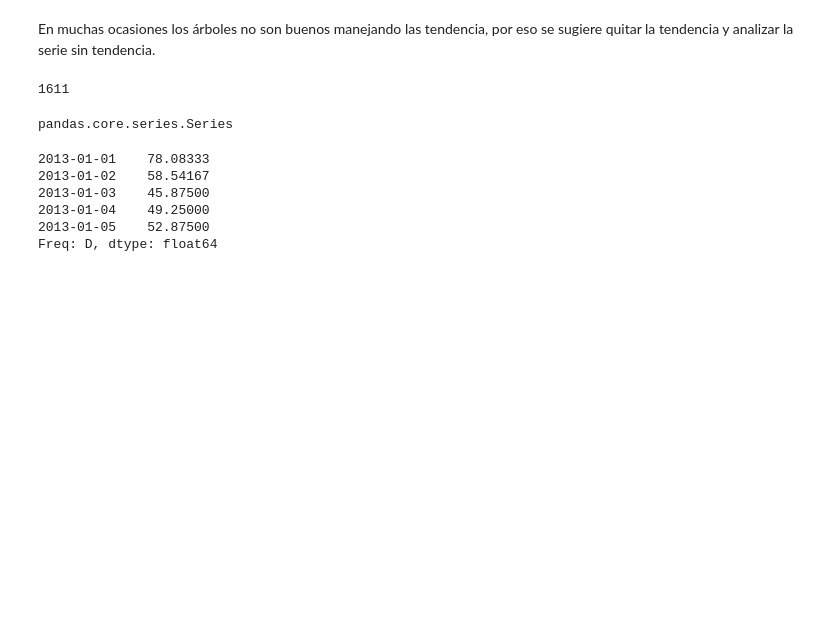
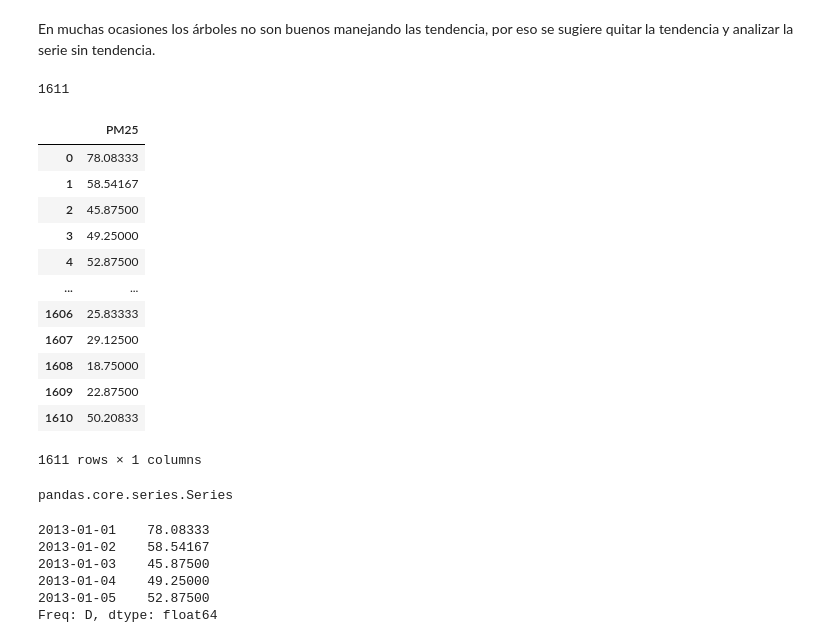
Before and after one commit to TheJarmanitor/TimeSeries, a Jupyter notebook: Python Jupyter/Árboles.ipynb, the cells around one changed output. Cells and saved outputs as stored; diff of their text form; code cells hidden in the pictures; blank space fills up the shorter version.

```diff
--- a/Python Jupyter/Árboles.ipynb
+++ b/Python Jupyter/Árboles.ipynb
@@ -14,6 +14,22 @@ Pm25_DF
 Pm25_DF.size
 # %% [output]
 1611
+# %%
+display(Pm25_DF)
+# %% [output]
+|  | PM25 |
+| 0 | 78.08333 |
+| 1 | 58.54167 |
+| 2 | 45.87500 |
+| 3 | 49.25000 |
+| 4 | 52.87500 |
+| ... | ... |
+| 1606 | 25.83333 |
+| 1607 | 29.12500 |
+| 1608 | 18.75000 |
+| 1609 | 22.87500 |
+| 1610 | 50.20833 |
+1611 rows × 1 columns
 # %%
 indice = pd.date_range(start='1/1/2013', periods=1611, freq='D')
 indice
```
Also changed, not shown: parts of 5 cells of this notebook, 4 other files.
